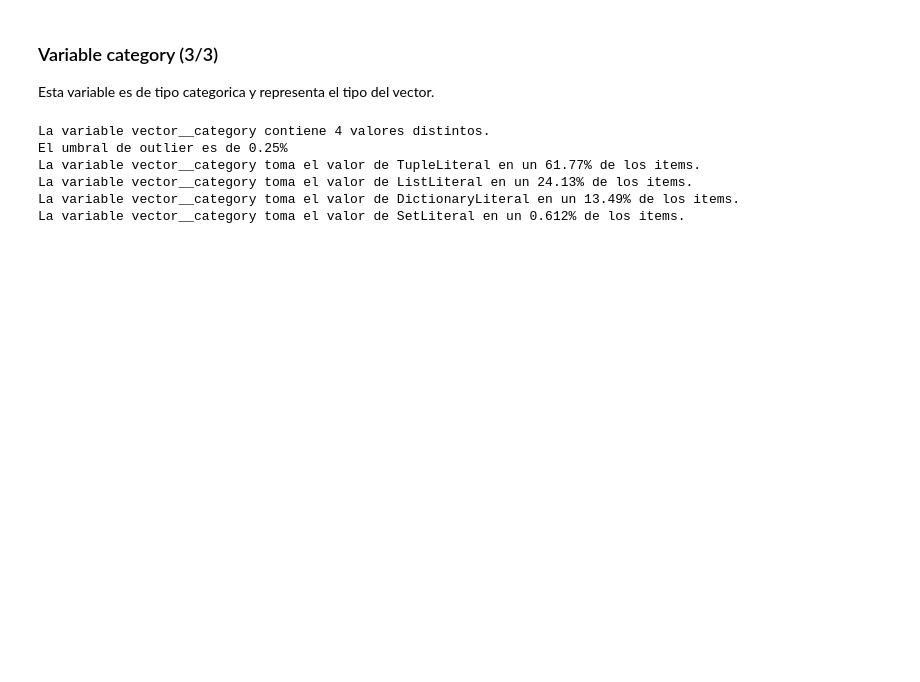
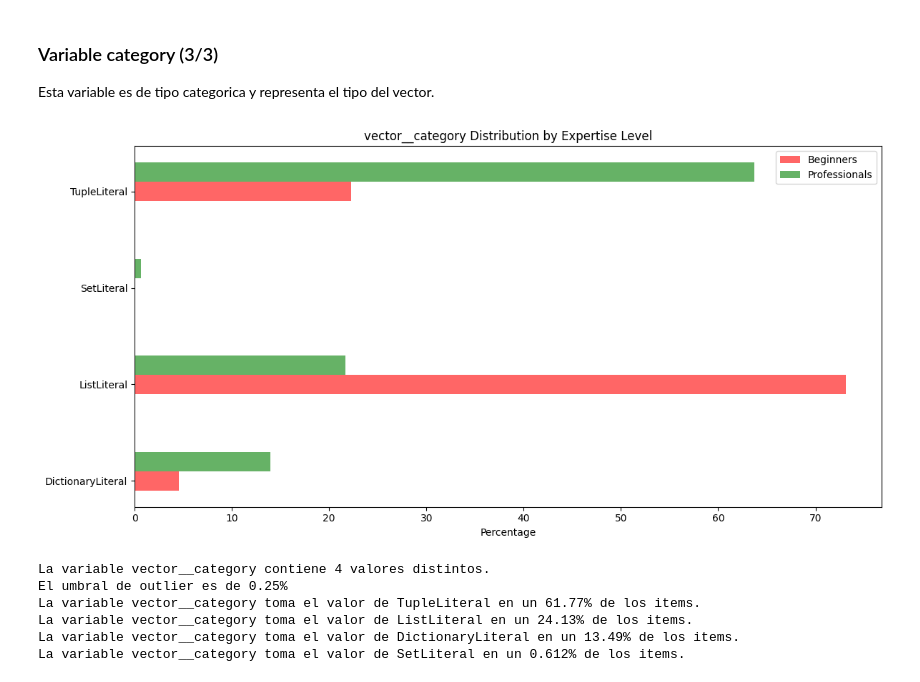
Before and after one commit to UO284262/PythonSourceCodeAnalysis, a Jupyter notebook: notebooks/15_vectors.ipynb, the cells around one changed output. Cells and saved outputs as stored; diff of their text form; code cells hidden in the pictures; blank space fills up the shorter version.

Commit message:
Categorical histogram change

```diff
--- a/notebooks/15_vectors.ipynb
+++ b/notebooks/15_vectors.ipynb
@@ -269,6 +269,10 @@ len(X[X['vector__number_of_elements'] < 3])/len(X)
 # %% [markdown]
 ### Variable category (3/3)
 Esta variable es de tipo categorica y representa el tipo del vector.
+# %%
+print_categorical_histogram2(full_table, 'vector__category', TABLE_TARGET, vertical=False, include_all=False)
+# %% [output]
+[figure, added]
 # %%
 print_frequency_anal_for_cat_var(full_table, 'vector__category')
 # %% [output]
```
Also changed, not shown: parts of 1 cell of this notebook.
